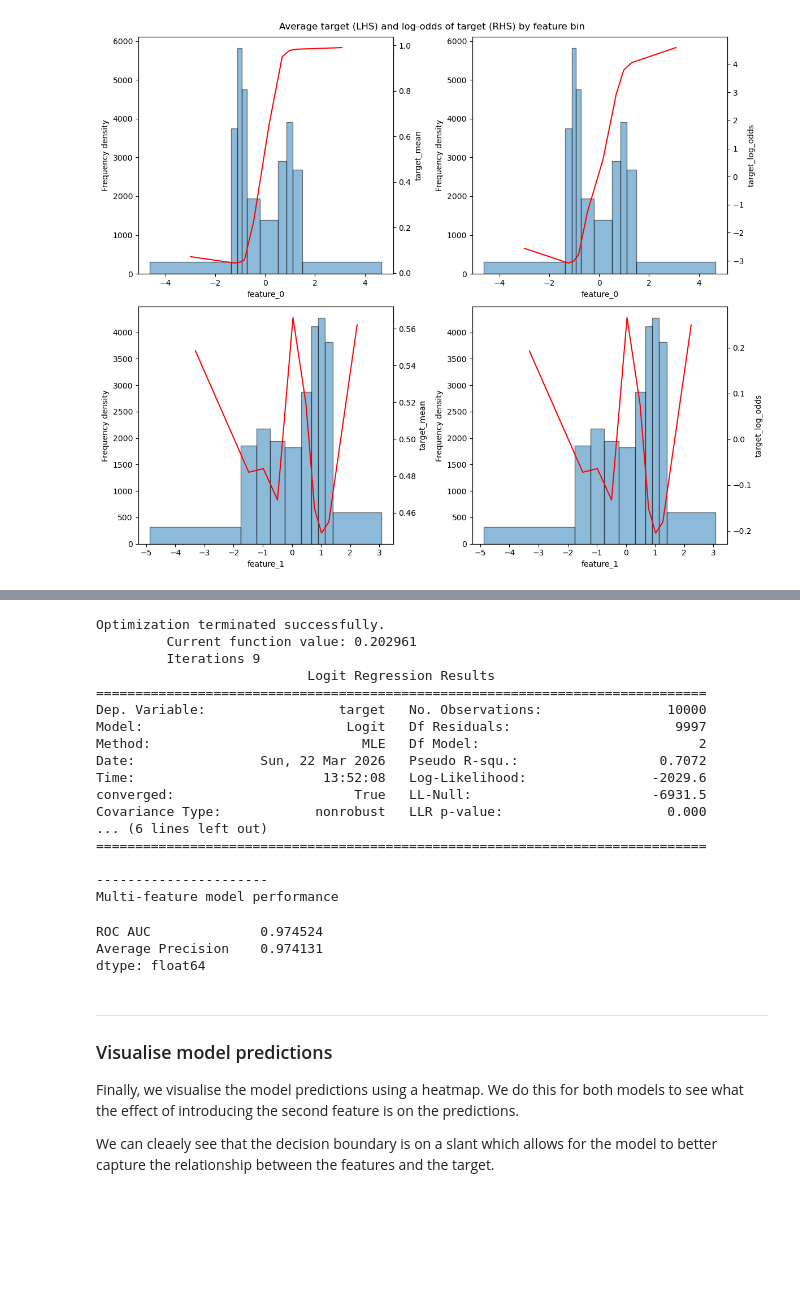
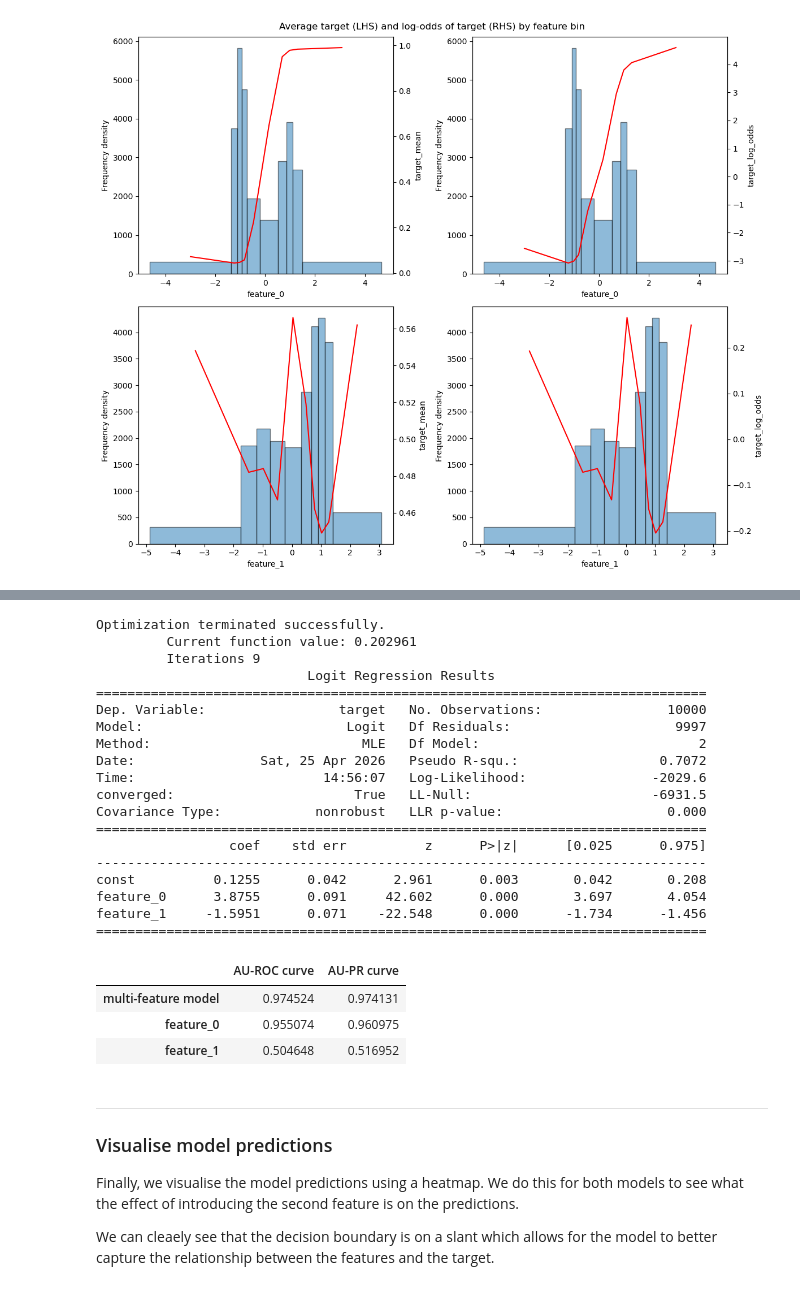
Before and after one commit to TomJHarrison/IntroToStatisticalLearning, a Jupyter notebook: Chapter3/DangersOfUnivariateAnalysis.ipynb, the cells around one changed output, grey strips where cells are left out. Drawn from its saved outputs; the diff is of its cells as text; code cells hidden in the pictures; blank space fills up the shorter version.

Commit message:
Demonstrate that 'non-predictive' feature is useless by itself

```diff
--- a/Chapter3/DangersOfUnivariateAnalysis.ipynb
+++ b/Chapter3/DangersOfUnivariateAnalysis.ipynb
@@ -148,13 +149,0 @@ We now fit two models where one is trained on only `feature_0` and the other is
-# %%
-# ---------------------------------------
-# --- Fit a logistic regression model ---
-model_single = sm.Logit(df["target"], sm.add_constant(df[["feature_0"]])).fit()
-print(model_single.summary())
-
-preds_single = model_single.predict(sm.add_constant(df[["feature_0"]]))
-
-print("\n----------------------\nSingle-feature model performance")
-pd.Series(
-    [roc_auc_score(df["target"], preds_single), average_precision_score(df["target"], preds_single)],
-    index=["ROC AUC", "Average Precision"],
-)
@@ -181,0 +150,17 @@ dtype: float64
+# %%
+# ---------------------------------------
+# --- Fit a logistic regression model ---
+
+perf_list = []
+for feature in features:
+    print(f"\n--- Logistic regression model for {feature} ---\n")
+    model = sm.Logit(df["target"], sm.add_constant(df[[feature]])).fit()
+    print(model.summary(), "\n\n")
+
+    preds = model.predict(sm.add_constant(df[[feature]]))
+    perf_list += [
+        [roc_auc_score(df["target"], preds), average_precision_score(df["target"], preds)]
+    ]
+
+df_perf = pd.DataFrame(perf_list, columns=["AU-ROC curve", "AU-PR curve"], index=features)
+df_perf
@@ -182,35 +194,35 @@ dtype: float64
 # %%
-model_multi = sm.Logit(df["target"], sm.add_constant(df[["feature_0", "feature_1"]])).fit()
+model_multi = sm.Logit(df["target"], sm.add_constant(df[features])).fit()
 print(model_multi.summary())
 
-preds_multi = model_multi.predict(sm.add_constant(df[["feature_0", "feature_1"]]))
+preds_multi = model_multi.predict(sm.add_constant(df[features]))
 
-print("\n----------------------\nMulti-feature model performance")
-pd.Series(
-    [roc_auc_score(df["target"], preds_multi), average_precision_score(df["target"], preds_multi)],
-    index=["ROC AUC", "Average Precision"],
-)
+df_perf.loc["multi-feature model"] = [roc_auc_score(df["target"], preds_multi), average_precision_score(df["target"], preds_multi)]
+df_perf.sort_values(["AU-ROC curve", "AU-PR curve"], ascending=False)
 # %% [output]
 Optimization terminated successfully.
          Current function value: 0.202961
          Iterations 9
                            Logit Regression Results
 ==============================================================================
 Dep. Variable:                 target   No. Observations:                10000
 Model:                          Logit   Df Residuals:                     9997
 Method:                           MLE   Df Model:                            2
-Date:                Sun, 22 Mar 2026   Pseudo R-squ.:                  0.7072
-Time:                        13:52:08   Log-Likelihood:                -2029.6
+Date:                Sat, 25 Apr 2026   Pseudo R-squ.:                  0.7072
+Time:                        14:56:07   Log-Likelihood:                -2029.6
 converged:                       True   LL-Null:                       -6931.5
 Covariance Type:            nonrobust   LLR p-value:                     0.000
-... (6 lines left out)
 ==============================================================================
-
-----------------------
-Multi-feature model performance
+                 coef    std err          z      P>|z|      [0.025      0.975]
+------------------------------------------------------------------------------
+const          0.1255      0.042      2.961      0.003       0.042       0.208
+feature_0      3.8755      0.091     42.602      0.000       3.697       4.054
+feature_1     -1.5951      0.071    -22.548      0.000      -1.734      -1.456
+==============================================================================
-ROC AUC              0.974524
-Average Precision    0.974131
-dtype: float64
+|  | AU-ROC curve | AU-PR curve |
+| multi-feature model | 0.974524 | 0.974131 |
+| feature_0 | 0.955074 | 0.960975 |
+| feature_1 | 0.504648 | 0.516952 |
 # %% [markdown]
 -----------
 
```
Also changed, not shown: parts of 6 cells of this notebook.
